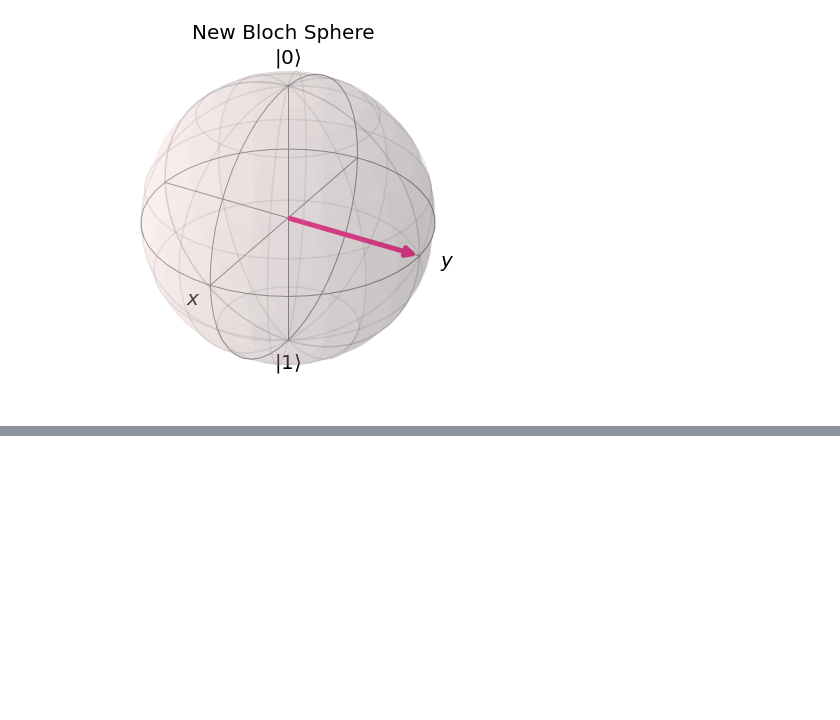
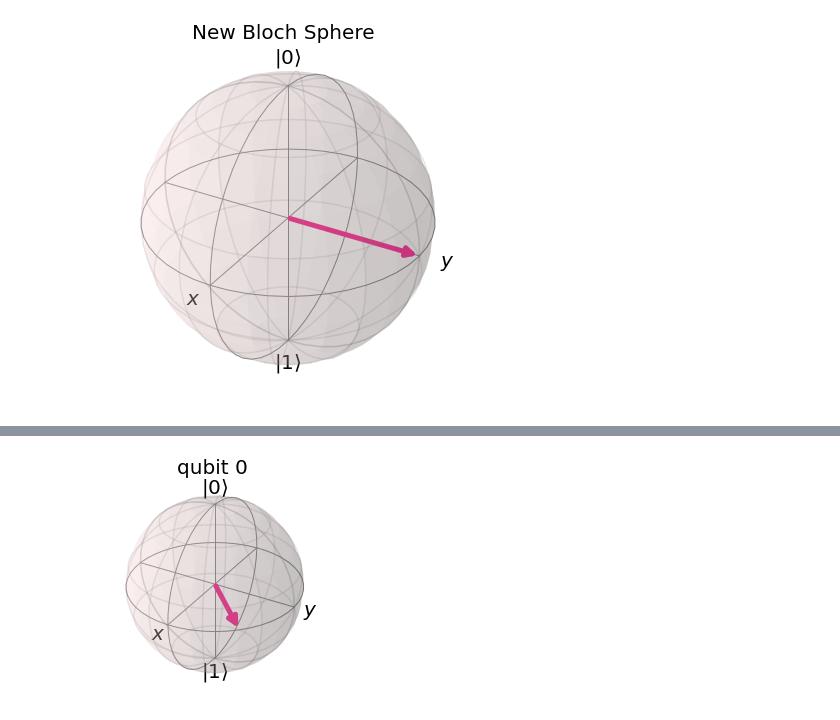
Before and after one commit to Seunghyun100/Shrodingers_Qat, a Jupyter notebook: examples/bloch_sphere.ipynb, the cells around one changed output, grey strips where cells are left out. Cells and saved outputs as stored; diff of their text form; code cells hidden in the pictures; blank space fills up the shorter version.

```diff
--- a/examples/bloch_sphere.ipynb
+++ b/examples/bloch_sphere.ipynb
@@ -9,0 +30,8 @@ plot_bloch_vector([0,1,0], title="New Bloch Sphere")
+# %%
+qc.t(0)
+qc_init = qc.copy()
+qc_init.save_statevector()
+statevector = sim.run(qc_init).result().get_statevector()
+plot_bloch_multivector(statevector)
+# %% [output]
+[figure, added]
```
Also changed, not shown: parts of 3 cells of this notebook, 2 other files.
